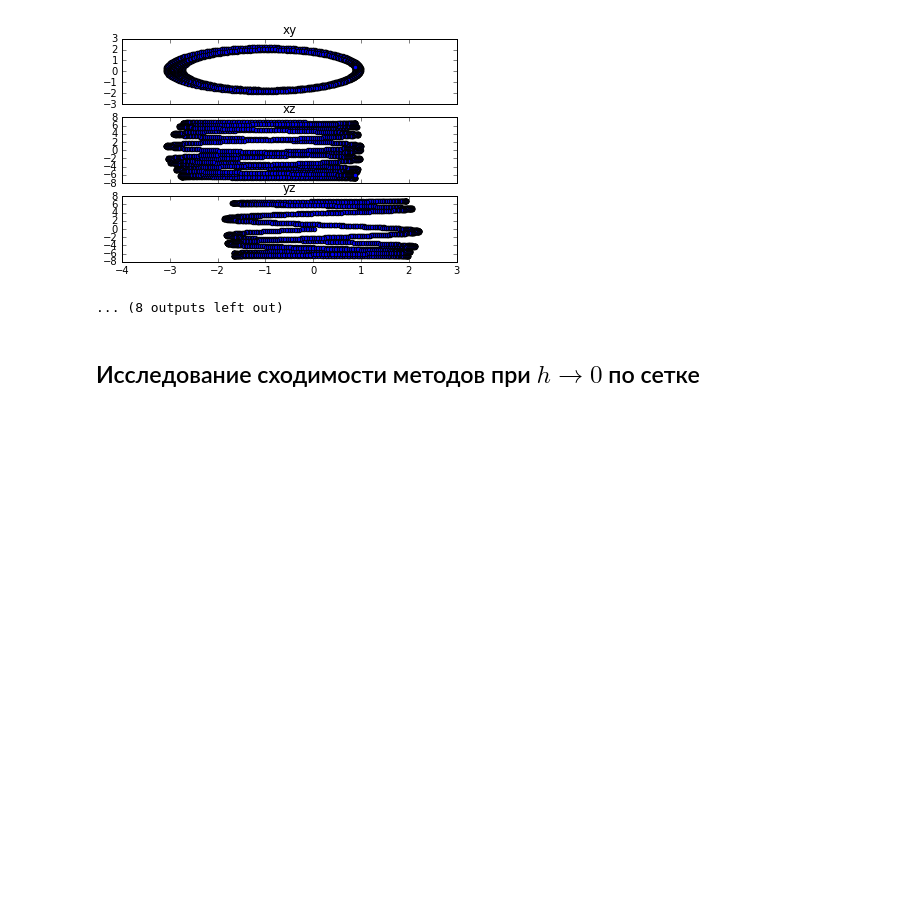
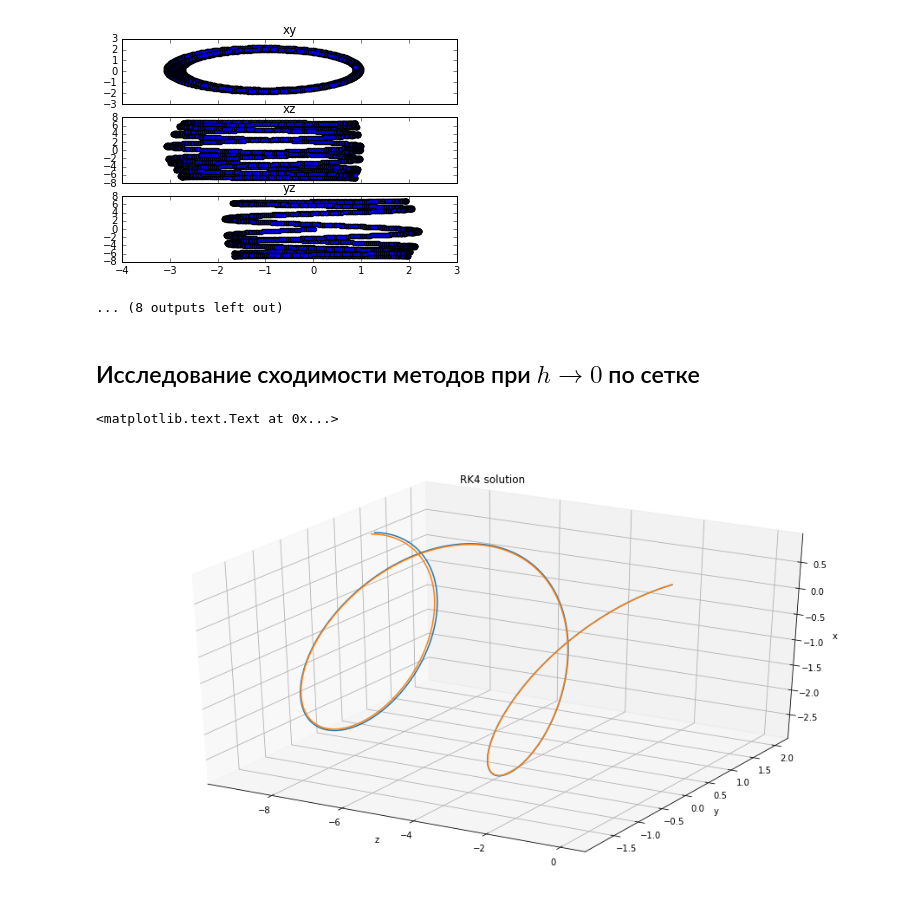
Before and after one commit to aksholokhov/mipt-compmath2016, a Jupyter notebook: Coursach.ipynb, the cells around one changed output. Saved outputs shown, nothing was run; the diff lists cells and outputs as text; code cells hidden in the pictures; blank space fills up the shorter version.

```diff
--- a/Coursach.ipynb
+++ b/Coursach.ipynb
@@ -307,0 +305,18 @@ traectories_rk4 = [getParticleTraectory(rk4, N_iter, point, h) for point in part
+# %%
+h = 0.01
+conv_data_rk1 = [getParticleTraectory(rk1, N_iter*(2**i), particles[0], h/(2**i)) for i in range(6)]
+conv_data_rk4 = [getParticleTraectory(rk4, N_iter*(2**i), particles[0], h/(2**i)) for i in range(6)]
+# %%
+fig = plt.figure(figsize=(16, 9))
+ax = fig.add_subplot(111, projection='3d')
+ax.plot(xs=conv_data_rk1[0][2], ys=conv_data_rk1[0][1], zs=conv_data_rk1[0][0])
+ax.plot(xs=conv_data_rk1[1][2], ys=conv_data_rk1[1][1], zs=conv_data_rk1[1][0])
+
+ax.set_xlabel("z")
+ax.set_ylabel("y")
+ax.set_zlabel("x")
+
+ax.set_title("RK4 solution")
+# %% [output]
+<matplotlib.text.Text at 0x...>
+[figure, added]
```
Also changed, not shown: parts of 12 cells of this notebook.
